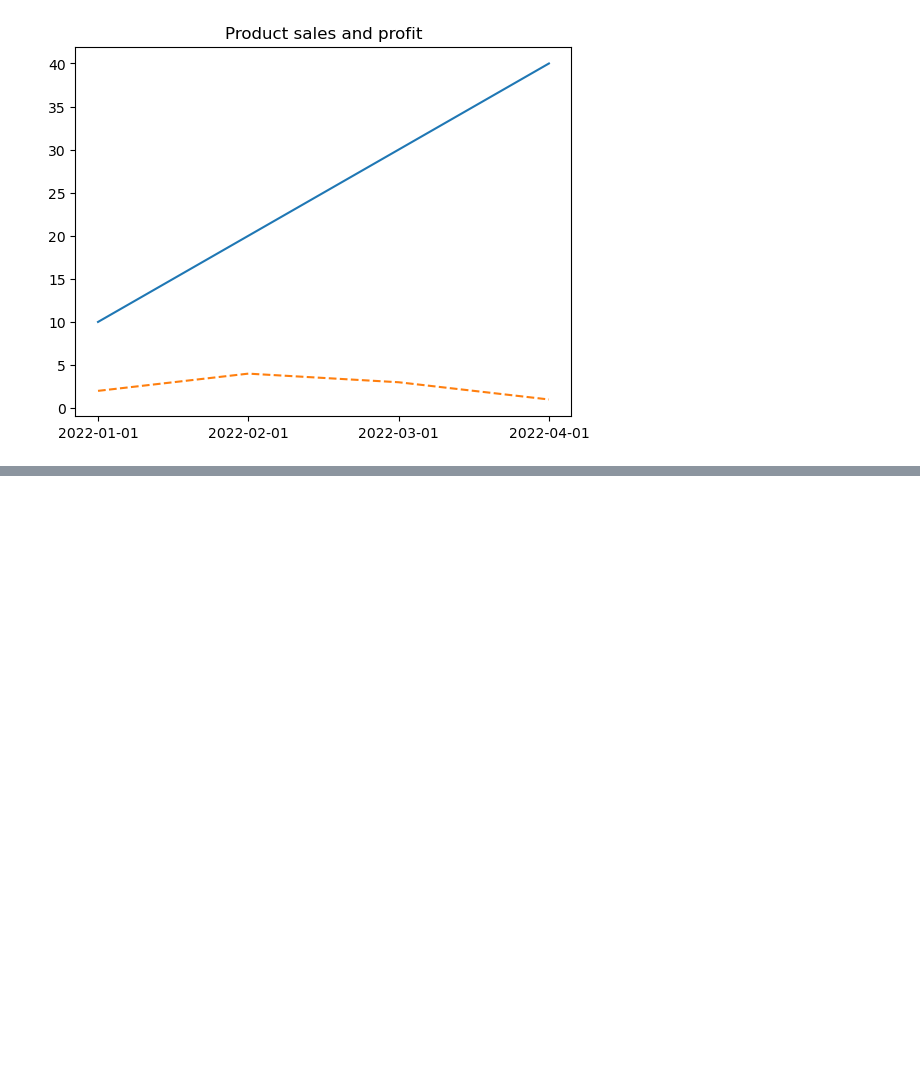
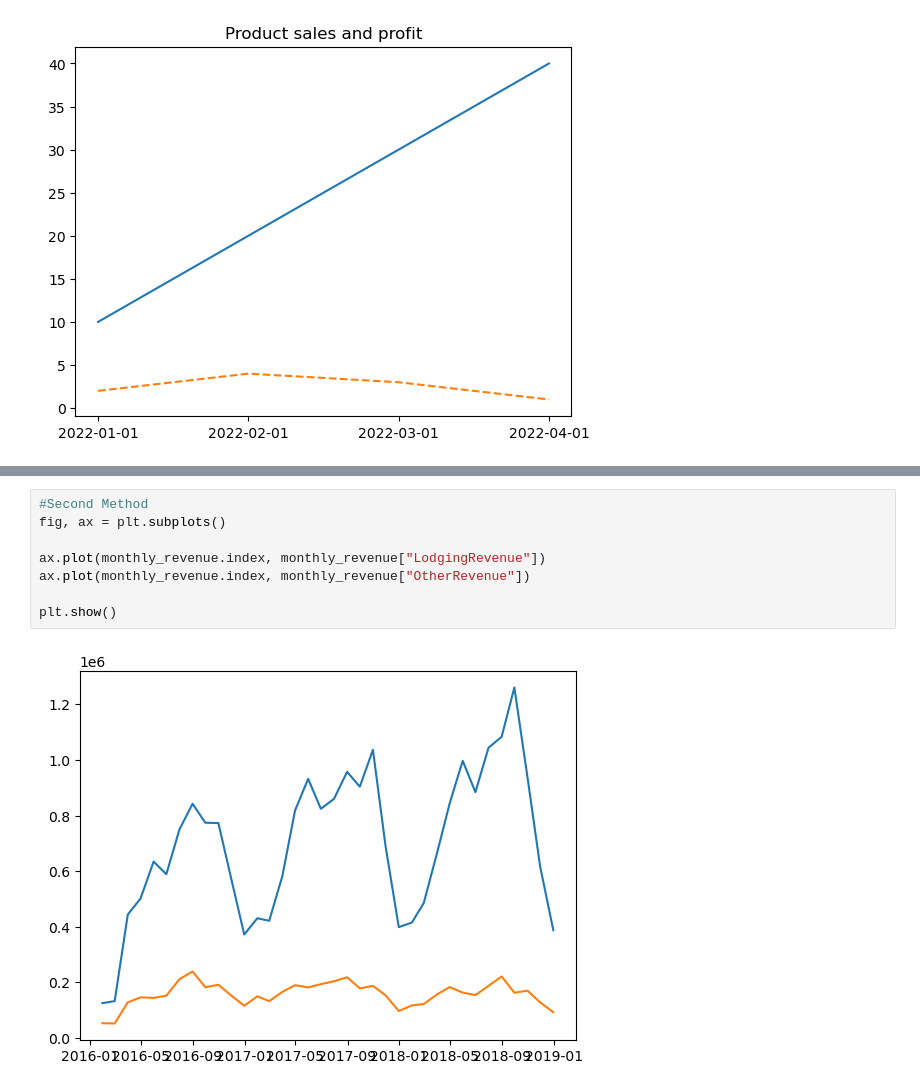
Before and after one commit to ParvezShahShaik/analyzing_global_coffee_market, a Jupyter notebook: Matlab_ground.ipynb, the cells around one changed output, grey strips where cells are left out. Cells and saved outputs as stored; diff of their text form; blank space fills up the shorter version.

```diff
--- a/Matlab_ground.ipynb
+++ b/Matlab_ground.ipynb
@@ -86,0 +183,10 @@ hotels["date"] = (
+# %%
+#Second Method
+fig, ax = plt.subplots()
+
+ax.plot(monthly_revenue.index, monthly_revenue["LodgingRevenue"])
+ax.plot(monthly_revenue.index, monthly_revenue["OtherRevenue"])
+
+plt.show()
+# %% [output]
+[figure, added]
```
Also changed, not shown: parts of 35 cells of this notebook, 1 other file.
